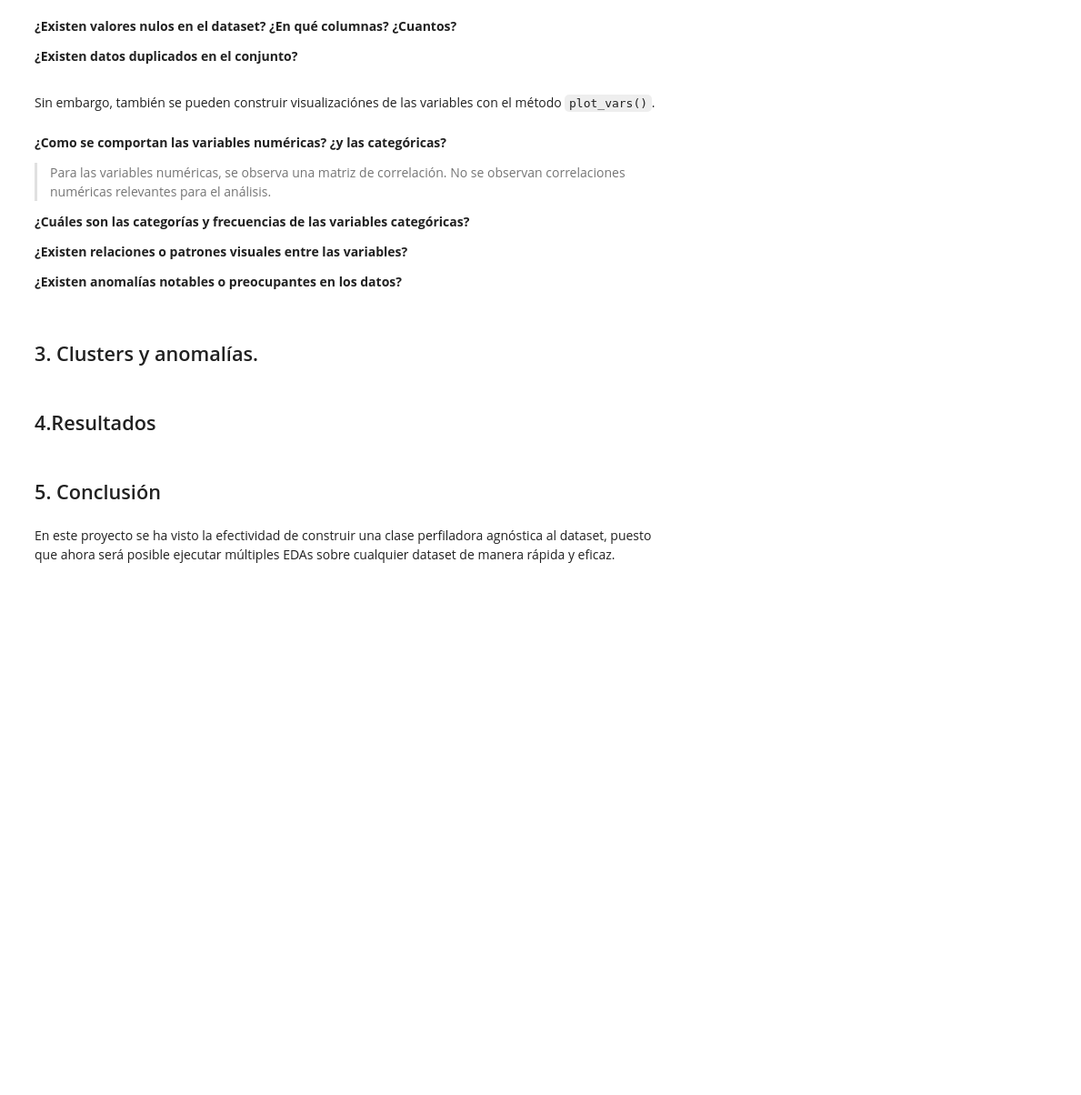
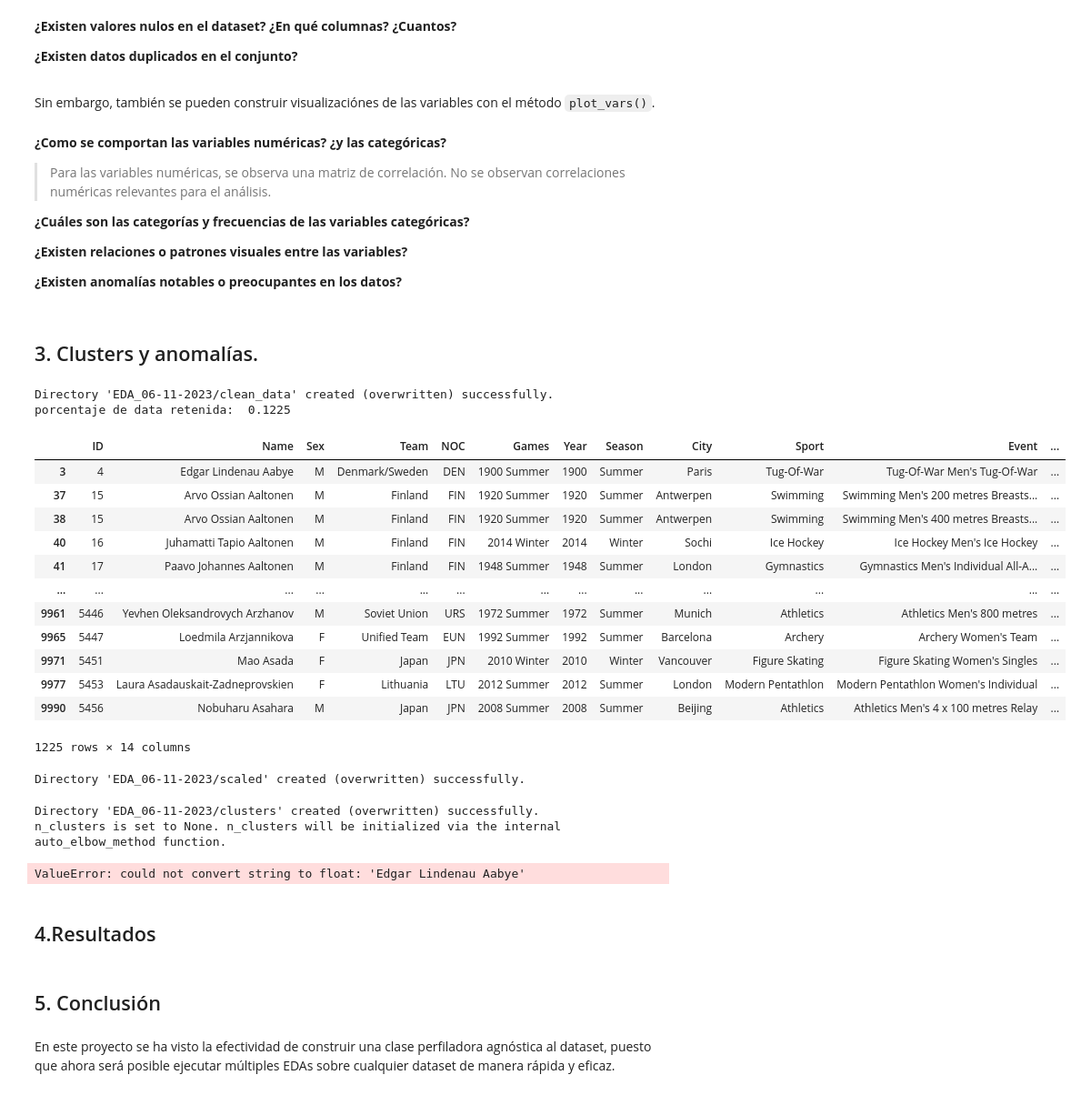
Before and after one commit to HexaPulsar/LabMDS, a Jupyter notebook: Proyecto_1/NUEVO_Proyecto_enunciado.ipynb, the cells around one changed output. Shown at 91% size. Cells and saved outputs as stored; diff of their text form; code cells hidden in the pictures; blank space fills up the shorter version.

```diff
--- a/Proyecto_1/NUEVO_Proyecto_enunciado.ipynb
+++ b/Proyecto_1/NUEVO_Proyecto_enunciado.ipynb
@@ -507,7 +507,6 @@ class Profiler():
                 not_na = not_dupe.fillna(0)
             else:
                 raise Exception("Tratamiento no disponible!")
-
             return not_na
 
         clean_data_transformer = FunctionTransformer(clean_data_func, \
@@ -519,8 +518,8 @@ class Profiler():
         # Save the cleaned DataFrame to a CSV file
         df_limpio.to_csv(f"{self.EDA_directory_name}/clean_data/data.csv", index=False)
         print("porcentaje de data retenida: ",df_limpio.shape[0]/to_clean.shape[0])
-        not_na.to_csv(file_path)
-        self.df = df_limpio
+        df_limpio.to_csv(file_path)
+        #self.df = df_limpio
 
 
     """Scale: Este metodo escala los datos numericos primero aplicando logaritmo y despues un escalamiento MinMax
@@ -566,8 +565,9 @@ class Profiler():
         else:
             preprocessor = ColumnTransformer(transformers=[('var_num', numericas_transf, numericas)])
         data_procesada = preprocessor.fit_transform(clean_data)
-        self.df = pd.DataFrame(data_procesada)
-        self.df.to_csv(file_path)
+        df_final= pd.DataFrame(data_procesada)
+        df_final.to_csv(file_path)
+
 
 
 
@@ -915,11 +881,36 @@ Sin embargo, también se pueden construir visualizaciónes de las variables con
 ## 3. Clusters y anomalías.
 # %%
 test_class.clean_data()
+# %% [output]
+Directory 'EDA_06-11-2023/clean_data' created (overwritten) successfully.
+porcentaje de data retenida:  0.1225
+# %%
+test_class.df
+# %% [output]
+|  | ID | Name | Sex | Team | NOC | Games | Year | Season | City | Sport | Event | ... |
+| 3 | 4 | Edgar Lindenau Aabye | M | Denmark/Sweden | DEN | 1900 Summer | 1900 | Summer | Paris | Tug-Of-War | Tug-Of-War Men's Tug-Of-War | ... |
+| 37 | 15 | Arvo Ossian Aaltonen | M | Finland | FIN | 1920 Summer | 1920 | Summer | Antwerpen | Swimming | Swimming Men's 200 metres Breasts... | ... |
+| 38 | 15 | Arvo Ossian Aaltonen | M | Finland | FIN | 1920 Summer | 1920 | Summer | Antwerpen | Swimming | Swimming Men's 400 metres Breasts... | ... |
+| 40 | 16 | Juhamatti Tapio Aaltonen | M | Finland | FIN | 2014 Winter | 2014 | Winter | Sochi | Ice Hockey | Ice Hockey Men's Ice Hockey | ... |
+| 41 | 17 | Paavo Johannes Aaltonen | M | Finland | FIN | 1948 Summer | 1948 | Summer | London | Gymnastics | Gymnastics Men's Individual All-A... | ... |
+| ... | ... | ... | ... | ... | ... | ... | ... | ... | ... | ... | ... | ... |
+| 9961 | 5446 | Yevhen Oleksandrovych Arzhanov | M | Soviet Union | URS | 1972 Summer | 1972 | Summer | Munich | Athletics | Athletics Men's 800 metres | ... |
+| 9965 | 5447 | Loedmila Arzjannikova | F | Unified Team | EUN | 1992 Summer | 1992 | Summer | Barcelona | Archery | Archery Women's Team | ... |
+| 9971 | 5451 | Mao Asada | F | Japan | JPN | 2010 Winter | 2010 | Winter | Vancouver | Figure Skating | Figure Skating Women's Singles | ... |
+| 9977 | 5453 | Laura Asadauskait-Zadneprovskien | F | Lithuania | LTU | 2012 Summer | 2012 | Summer | London | Modern Pentathlon | Modern Pentathlon Women's Individual | ... |
+| 9990 | 5456 | Nobuharu Asahara | M | Japan | JPN | 2008 Summer | 2008 | Summer | Beijing | Athletics | Athletics Men's 4 x 100 metres Relay | ... |
+1225 rows × 14 columns
 # %%
 test_class.scale()
+# %% [output]
+Directory 'EDA_06-11-2023/scaled' created (overwritten) successfully.
 # %%
 kmeans = KMeans()
 test_class.make_clusters(kmeans)
+# %% [output]
+Directory 'EDA_06-11-2023/clusters' created (overwritten) successfully.
+n_clusters is set to None. n_clusters will be initialized via the internal auto_elbow_method function.
+ValueError: could not convert string to float: 'Edgar Lindenau Aabye'
 # %%
 dbscan = DBSCAN(eps=0.2, min_samples=10)
 test_class.make_clusters(dbscan)
```
Also changed, not shown: parts of 23 cells of this notebook.
